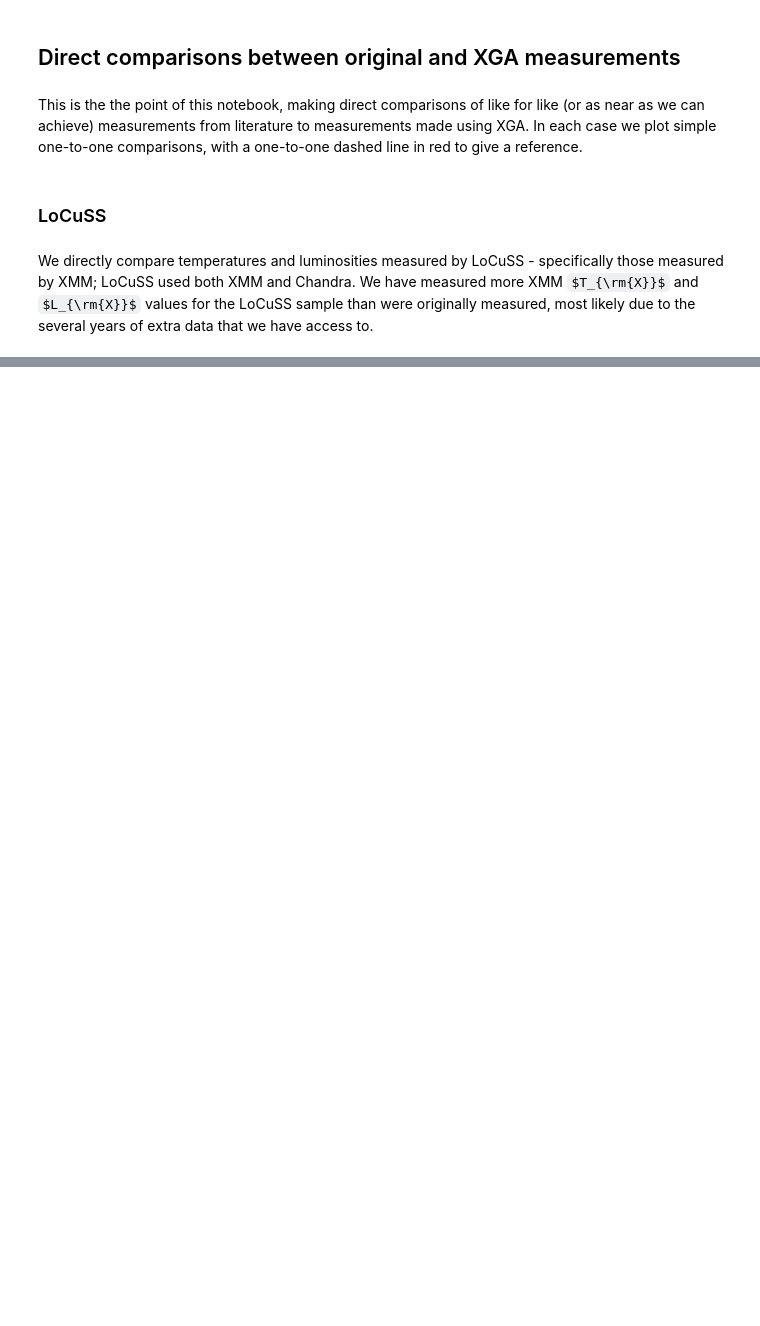
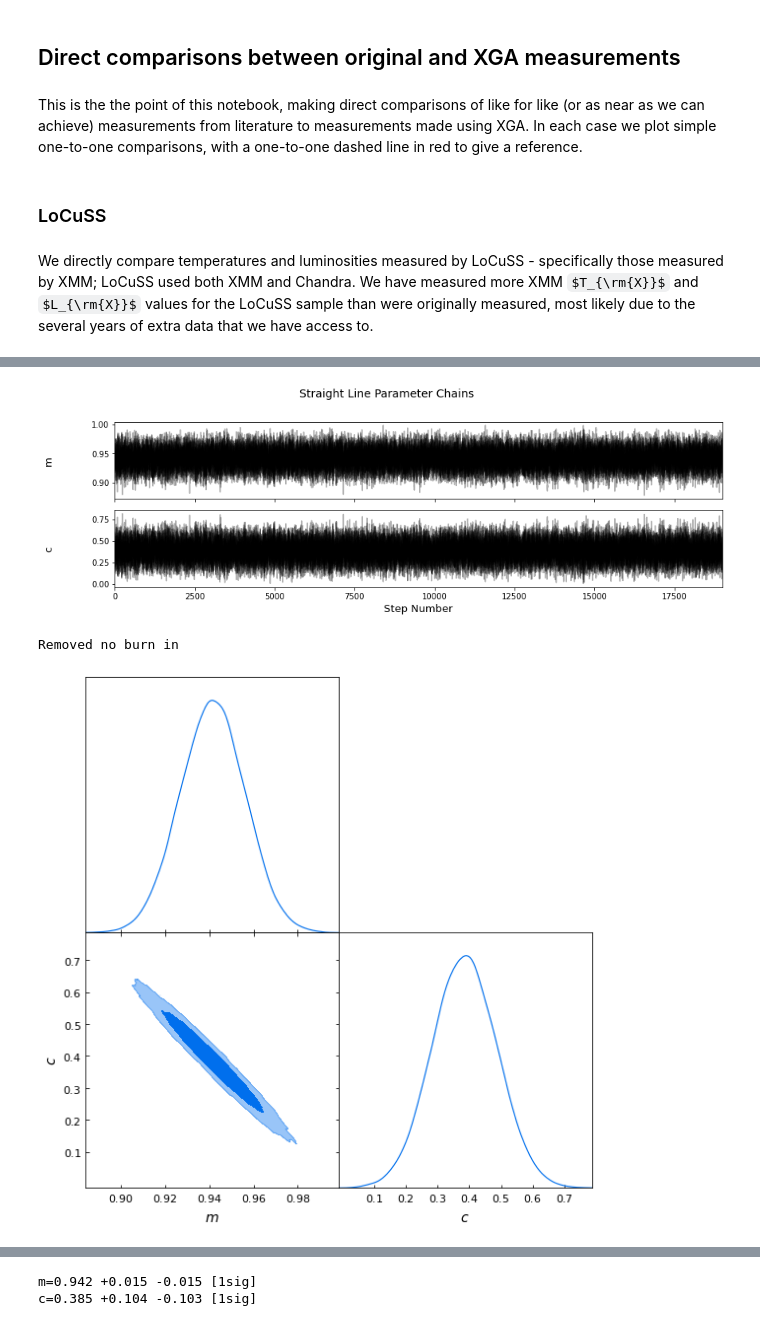
Before and after one commit to DavidT3/XCS-Mass-Paper-I-Analysis, a Jupyter notebook: notebooks/temp_lum_comparisons/locuss_comparisons.ipynb, the cells around one changed output, grey strips where cells are left out. Cells and saved outputs as stored; diff of their text form; code cells hidden in the pictures; some formulas as TeX source; blank space fills up the shorter version.

```diff
--- a/notebooks/temp_lum_comparisons/locuss_comparisons.ipynb
+++ b/notebooks/temp_lum_comparisons/locuss_comparisons.ipynb
@@ -157,0 +247,9 @@ fit_comp(loclit_lxbol, locuss_lxbol, [[0, 100], [0, 5]], r"LoCuSS $L^{\rm{bol}}_
+# %%
+fit_comp(loclit_tx, wl_locuss_txce, [[0, 100], [0, 5]], r"LoCuSS $T_{\rm{X, 500ce}}$ [keV]",
+         r"XGA $T_{\rm{X, 500ce}}$ [keV]", Quantity(1, 'keV'),  num_steps=20000, view_chains=True,
+         linear=True, view_corner=True)
+# fit_comp(loclit_tx, locuss_txce, [[0, 100], [0, 5]], num_steps=10000, view_chains=False)
+# %% [output]
+[figure, added]
+Removed no burn in
+[figure, added]
@@ -157,0 +257,2 @@ fit_comp(loclit_lxbol, locuss_lxbol, [[0, 100], [0, 5]], r"LoCuSS $L^{\rm{bol}}_
+m=0.942 +0.015 -0.015 [1sig]
+c=0.385 +0.104 -0.103 [1sig]
```
Also changed, not shown: parts of 27 cells of this notebook, 6 other files.
